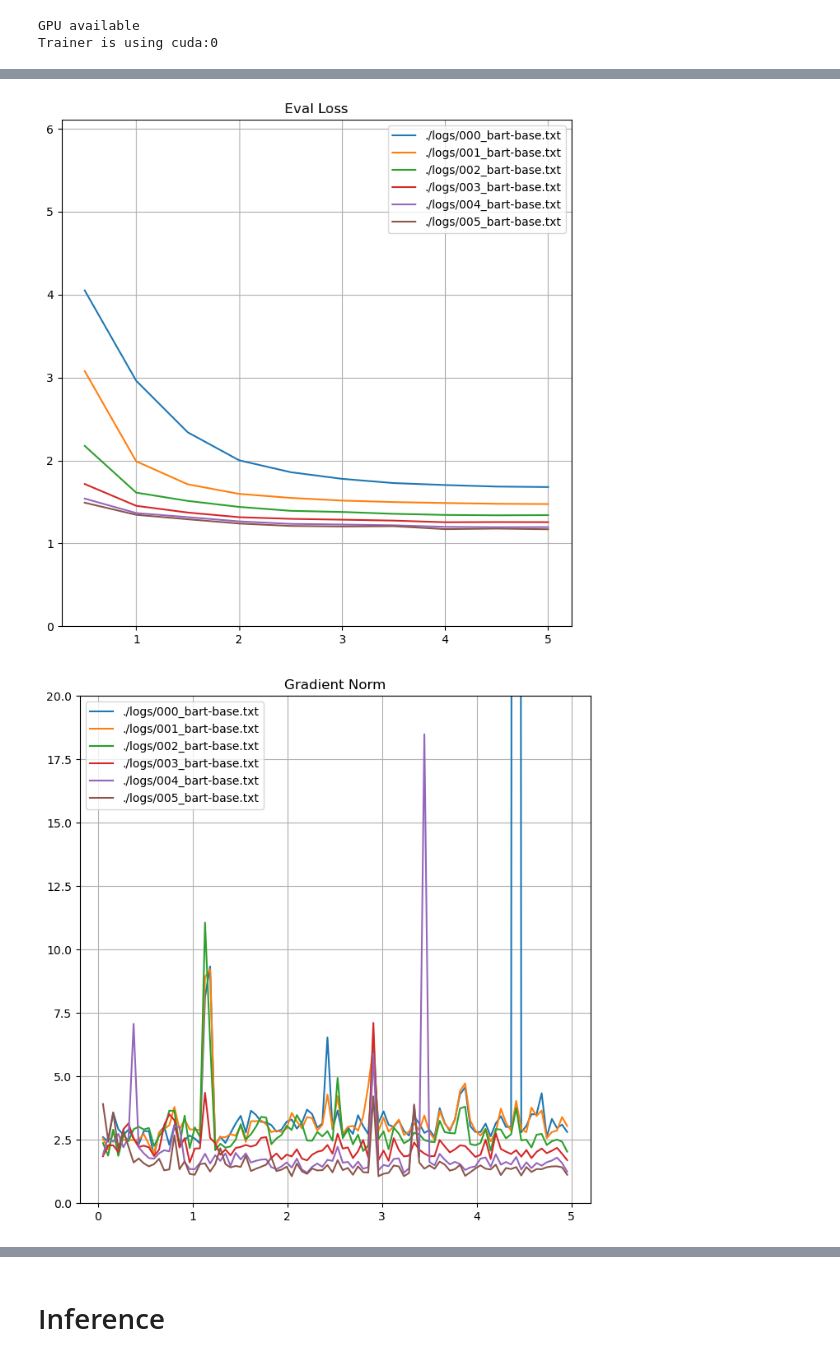
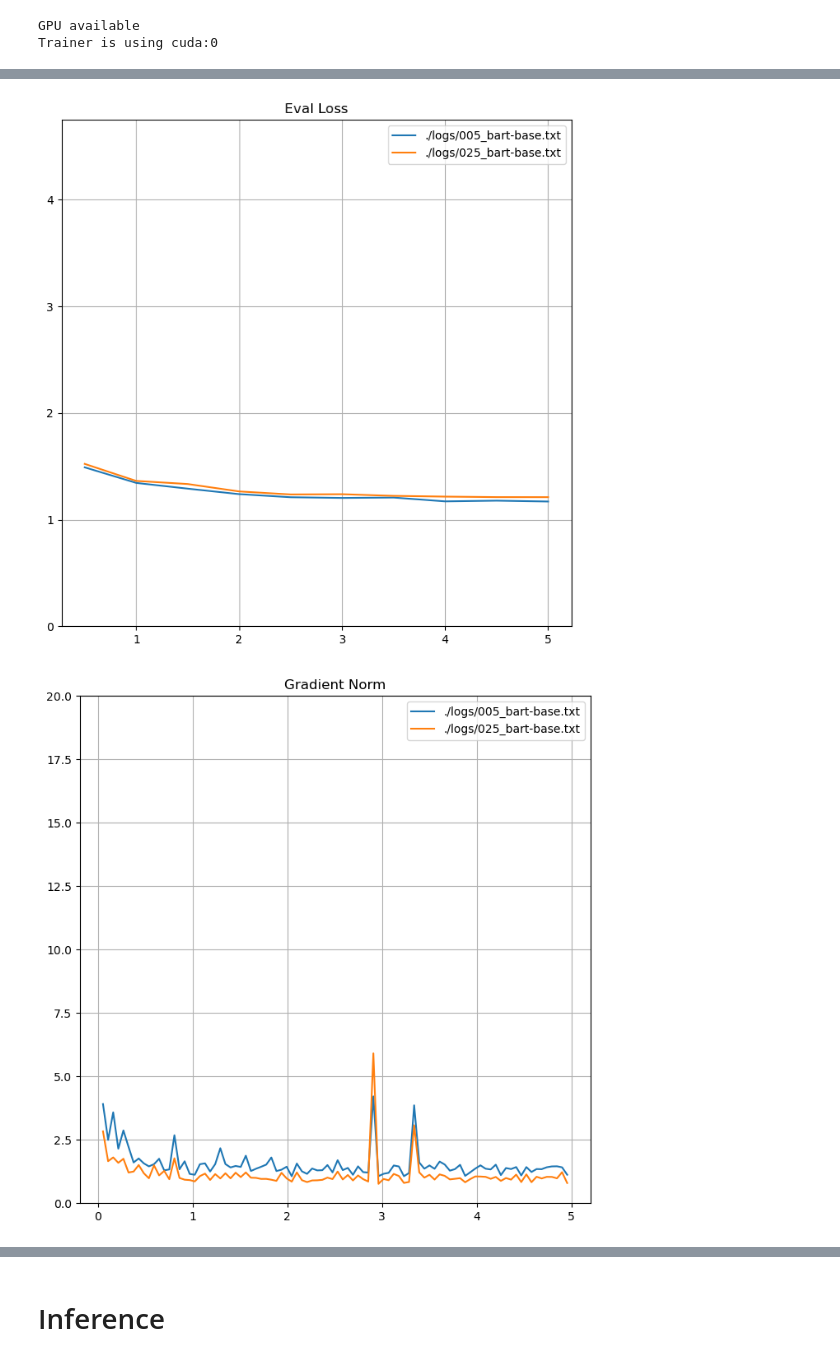
Before and after one commit to rfdspeng/ml_ai_portfolio, a Jupyter notebook: text_summ/text_summ.ipynb, the cells around one changed output, grey strips where cells are left out. Saved outputs shown, nothing was run; the diff lists cells and outputs as text; code cells hidden in the pictures.

```diff
--- a/text_summ/text_summ.ipynb
+++ b/text_summ/text_summ.ipynb
@@ -403,9 +414,14 @@ valmet = ValidationMetrics(tokenizer, bertscore, rouge)
 
 num_epochs = 5
 learning_rate = 1.6e-3
-logname = './logs/005_bart-base.txt'
-savemodel = './output/005/'
+logname = './logs/025_bart-base.txt'
+savemodel = './output/025/'
 
 train_batch_size = 2
 eval_batch_size = 2
 grad_accum = 4
+
+# LoRA
+r = 16
+lora_alpha = 32
+lora_dropout = 0
@@ -527,8 +555,15 @@ fname = './logs/003_bart-base.txt'
 
 fnumbers = list(range(0,4))
 fnumbers = [0, 1, 2, 3, 4, 5]
+fnumbers = [5]
 
 fnames = [f"./logs/00{n}_bart-base.txt" for n in fnumbers]
+
+fnumbers2 = [14, 15]
+fnumbers2 = [25]
+fnames2 = [f"./logs/0{n}_bart-base.txt" for n in fnumbers2]
+
+fnames = fnames+fnames2
 
 def parse_txt_log(fnames, pattern, plot=True):
     if plot:
@@ -539,6 +574,7 @@ def parse_txt_log(fnames, pattern, plot=True):
 
     tlossmax = -1
     vlossmax = -1
+    all_results = {fname: {} for fname in fnames}
     for fname in fnames:
         losses = []
         grad_norms = []
@@ -579,6 +615,13 @@ def parse_txt_log(fnames, pattern, plot=True):
             tlossmax = max(tlossmax, max(losses))
             vlossmax = max(vlossmax, max(eval_losses))
 
+        all_results[fname]['tloss'] = losses
+        all_results[fname]['grad_norm'] = grad_norms
+        all_results[fname]['lr'] = learning_rates
+        all_results[fname]['t_epochs'] = epochs
+        all_results[fname]['vloss'] = eval_losses
+        all_results[fname]['v_epochs'] = eval_epochs
+
         if plot:
             plt.figure(fig_tloss.number)
             plt.plot(epochs, losses, label=fname)
@@ -616,6 +659,8 @@ def parse_txt_log(fnames, pattern, plot=True):
         plt.legend()
         plt.grid()
 
+    return all_results
 
-parse_txt_log(fnames, pattern)
+
+all_results = parse_txt_log(fnames, pattern)
 # %% [output]
@@ -623,2 +668,2 @@ parse_txt_log(fnames, pattern)
-[figure, old version]
+[figure, new version]
-[figure, old version]
+[figure, new version]
```
Also changed, not shown: parts of 17 cells of this notebook, 7 other files.
